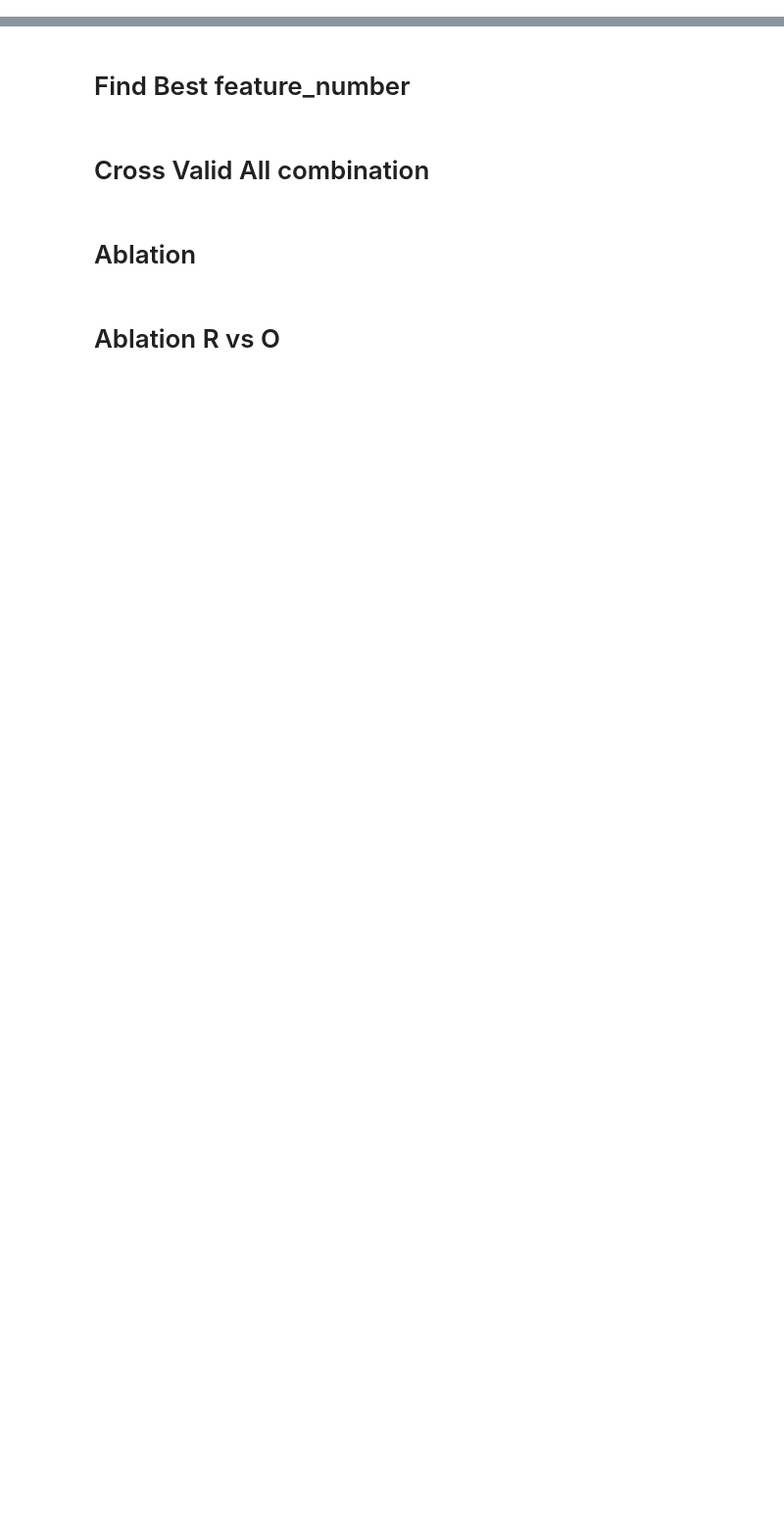
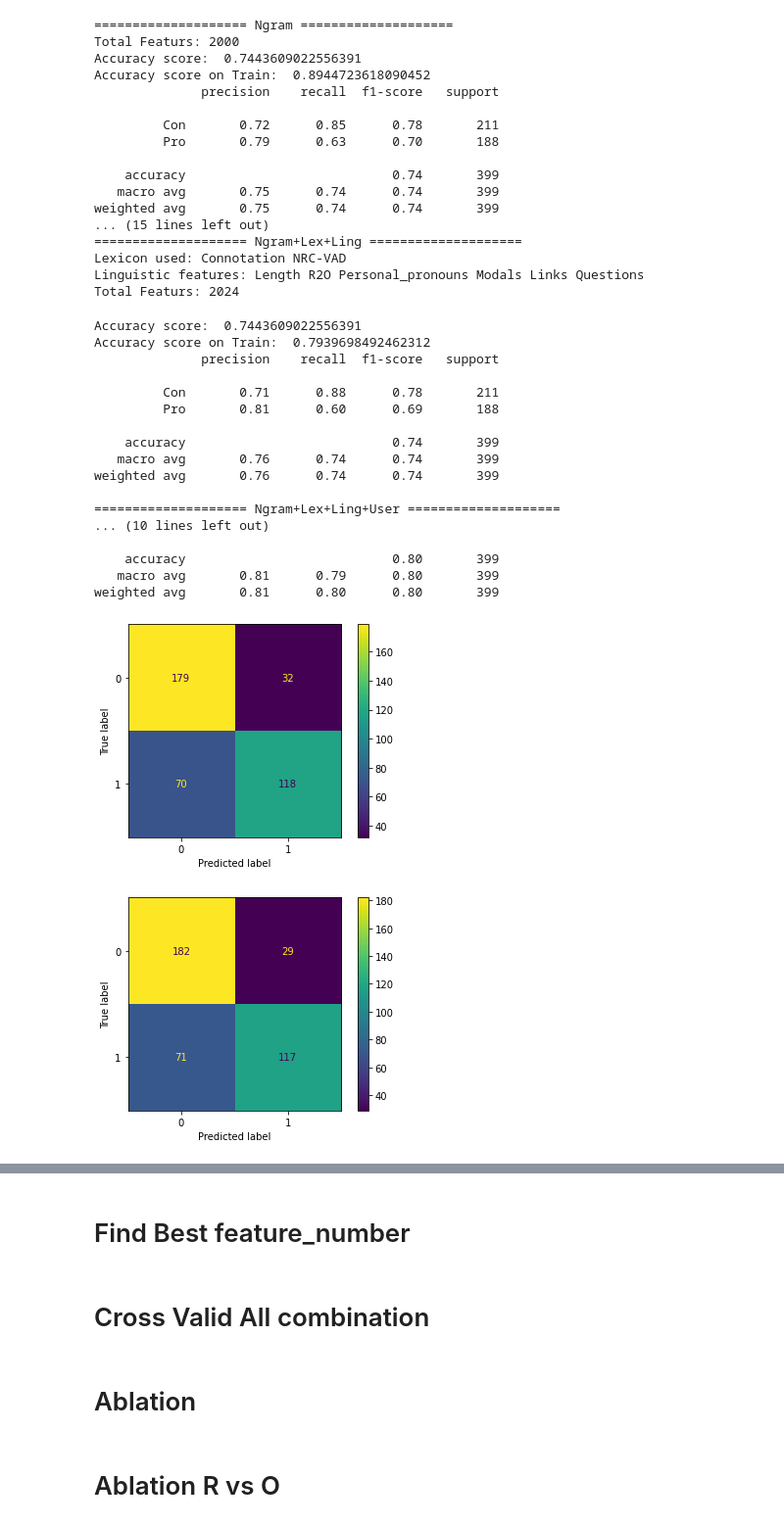
Before and after one commit to Relairdo/NLP-homework_1, a Jupyter notebook: Analysis.ipynb, the cells around one changed output, grey strips where cells are left out. Shown at 98% size. Saved outputs shown, nothing was run; the diff lists cells and outputs as text; code cells hidden in the pictures; blank space fills up the shorter version.

```diff
--- a/Analysis.ipynb
+++ b/Analysis.ipynb
@@ -31,11 +31,14 @@ args = parser.parse_args("")
 # %%
 df_train_loc = os.path.join('df_train.pkl')
 df_test_loc = os.path.join('df_test.pkl')
+df_user_loc = os.path.join('df_user.pkl')
+
 
 
 if os.path.isfile(df_train_loc) and os.path.isfile(df_test_loc):
     df_train = pd.read_pickle(df_train_loc)
     df_test = pd.read_pickle(df_test_loc)
+    df_user = pd.read_pickle(df_user_loc)
 
 else:
 
@@ -46,10 +49,11 @@ else:
     update_ngrams(df_train, df_test, feature_number=1000)
     update_lexicon(df_train, df_test, args.lexicon_path)
     upadate_linguistic(df_train, df_test)
-    update_user(df_train, df_test, args.user_data)
+    df_train, df_test, df_user = update_user(df_train, df_test, args.user_data)
 
     end = time.time()
     print("Data Preprocessiong Cost:", round(end - start),'s.')
 
     df_train.to_pickle(df_train_loc)
     df_test.to_pickle(df_test_loc)
+    df_user.to_pickle(df_user_loc)
@@ -72,0 +81,50 @@ all_feature_list = list(lexicons_list+ling_feature_list+user_feature_list)
+# %%
+for md in ["Ngram", "Ngram+Lex", "Ngram+Lex+Ling", "Ngram+Lex+Ling+User"]:
+    print('====================', md,'====================')
+    x_train, x_test = get_features(df_train, df_test, df_user, model = md)
+    y_train, y_test = get_lable(df_train, df_test)
+    print("Total Featurs:", x_train.shape[1])
+    clf = LogisticRegression(solver='liblinear')
+    clf.fit(x_train, y_train)
+    y_predicted = clf.predict(x_test)
+    print("Accuracy score: ",accuracy_score(y_test, y_predicted))
+    print("Accuracy score on Train: ",accuracy_score(y_train, clf.predict(x_train)))
+    plot_confusion_matrix(clf, x_test, y_test)
+    print(classification_report(y_test, y_predicted, target_names=['Con','Pro']))
+# %% [output]
+==================== Ngram ====================
+Total Featurs: 2000
+Accuracy score:  0.7443609022556391
+Accuracy score on Train:  0.8944723618090452
+              precision    recall  f1-score   support
+
+         Con       0.72      0.85      0.78       211
+         Pro       0.79      0.63      0.70       188
+
+    accuracy                           0.74       399
+   macro avg       0.75      0.74      0.74       399
+weighted avg       0.75      0.74      0.74       399
+... (15 lines left out)
+==================== Ngram+Lex+Ling ====================
+Lexicon used: Connotation NRC-VAD
+Linguistic features: Length R2O Personal_pronouns Modals Links Questions
+Total Featurs: 2024
+Accuracy score:  0.7443609022556391
+Accuracy score on Train:  0.7939698492462312
+              precision    recall  f1-score   support
+
+         Con       0.71      0.88      0.78       211
+         Pro       0.81      0.60      0.69       188
+
+    accuracy                           0.74       399
+   macro avg       0.76      0.74      0.74       399
+weighted avg       0.76      0.74      0.74       399
+
+==================== Ngram+Lex+Ling+User ====================
+... (10 lines left out)
+
+    accuracy                           0.80       399
+   macro avg       0.81      0.79      0.80       399
+weighted avg       0.81      0.80      0.80       399
+[figure, added]
+[figure, added]
```
Also changed, not shown: parts of 5 cells of this notebook, 4 other files.
